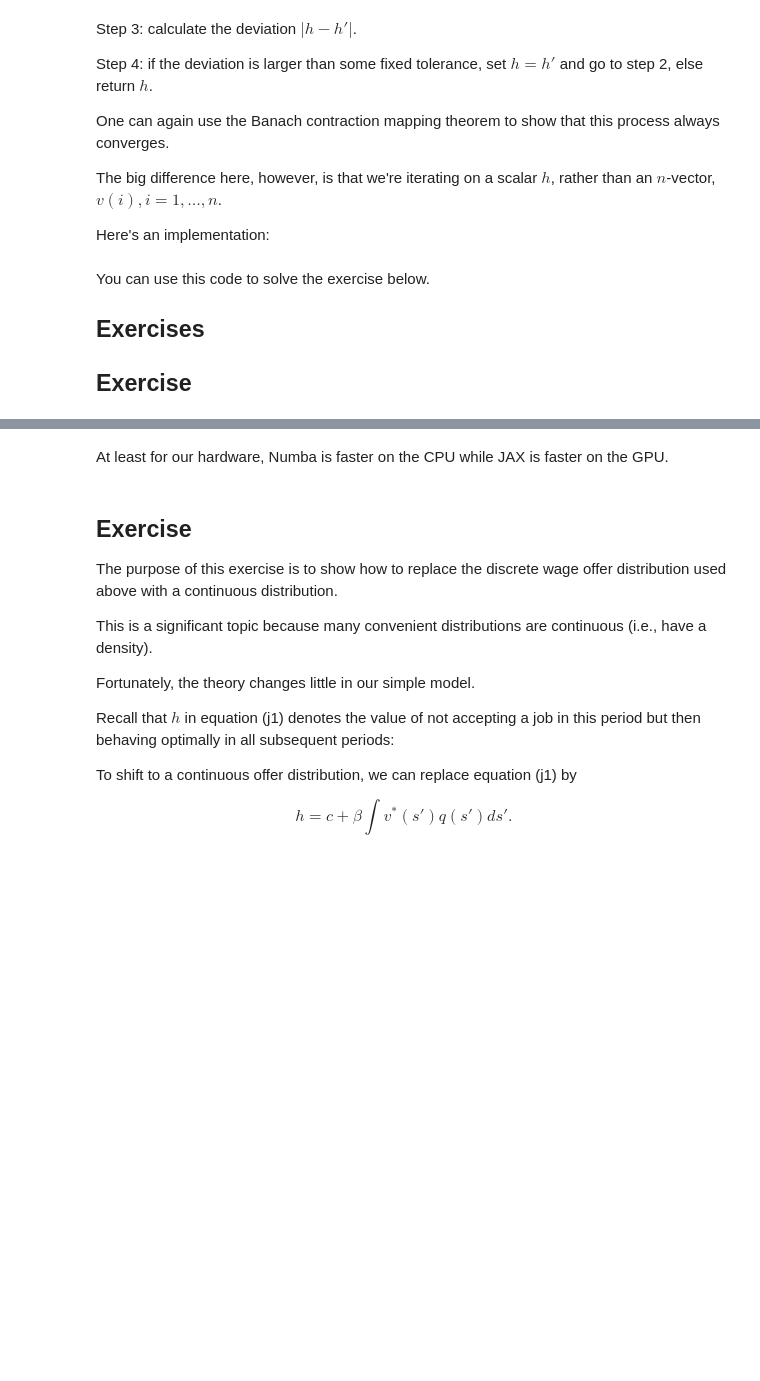
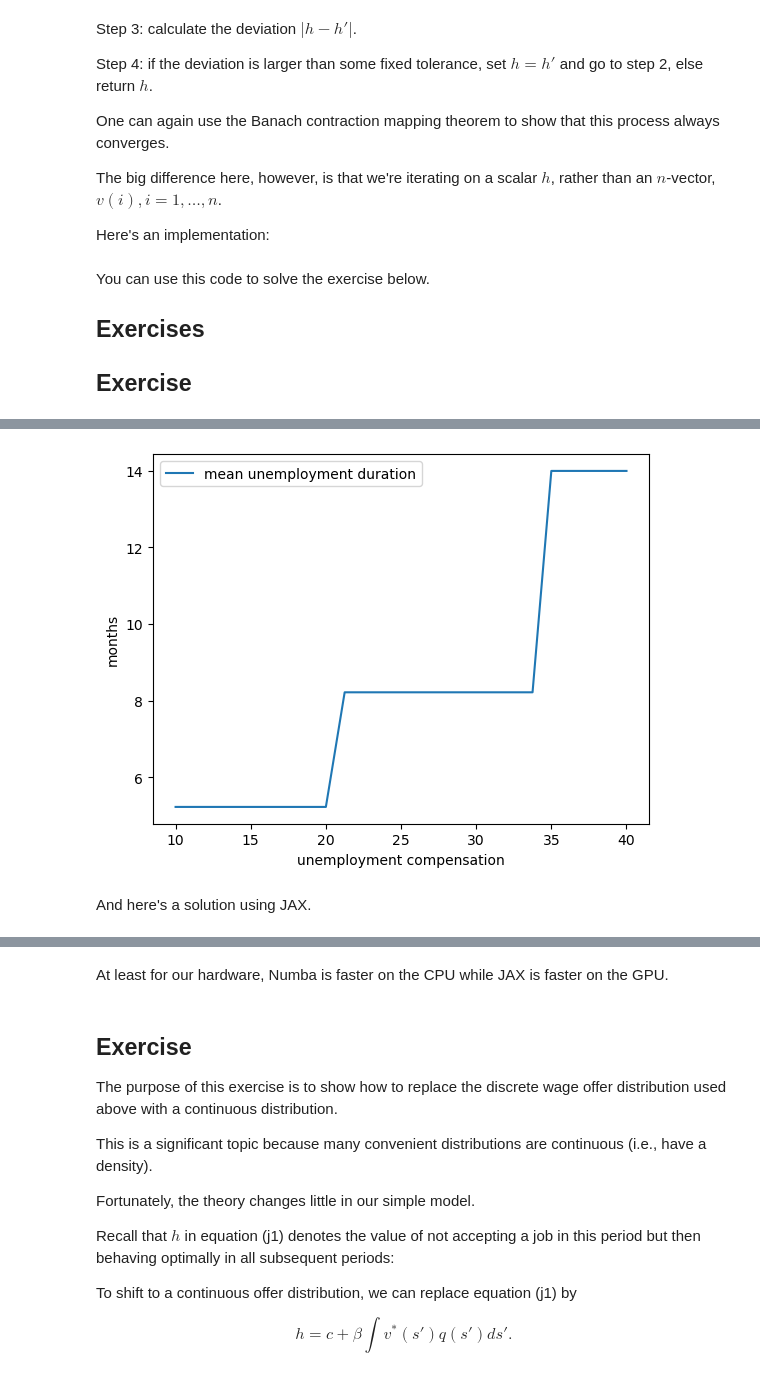
Before and after one commit to jstac/waseda_2025, a Jupyter notebook: mccall_model.ipynb, the cells around one changed output, grey strips where cells are left out. Saved outputs shown, nothing was run; the diff lists cells and outputs as text; code cells hidden in the pictures; blank space fills up the shorter version.

```diff
--- a/mccall_model.ipynb
+++ b/mccall_model.ipynb
@@ -694,3 +663,59 @@ And here's a solution using JAX.
+# %%
+# Convert JAX arrays to NumPy arrays for use with Numba
+q_default_np = np.array(q_default)
+w_default_np = np.array(w_default)
+cdf = np.cumsum(q_default_np)
+
+@numba.jit
+def compute_stopping_time(w_bar, seed=1234):
+    """
+    Compute stopping time by drawing wages until one exceeds w_bar.
+    """
+    np.random.seed(seed)
+    t = 1
+    while True:
+        # Generate a wage draw
+        w = w_default_np[qe.random.draw(cdf)]
+
+        # Stop when the draw is above the reservation wage
+        if w >= w_bar:
+            stopping_time = t
+            break
+        else:
+            t += 1
+    return stopping_time
+
+@numba.jit(parallel=True)
+def compute_mean_stopping_time(w_bar, num_reps=100000):
+    """
+    Generate a mean stopping time over `num_reps` repetitions by
+    drawing from `compute_stopping_time`.
+    """
+    obs = np.empty(num_reps)
+    for i in numba.prange(num_reps):
+        obs[i] = compute_stopping_time(w_bar, seed=i)
+    return obs.mean()
+
+c_vals = np.linspace(10, 40, 25)
+stop_times = np.empty_like(c_vals)
+for i, c in enumerate(c_vals):
+    mcm = McCallModel(c=c)
+    w_bar = compute_reservation_wage_two(mcm)
+    stop_times[i] = compute_mean_stopping_time(float(w_bar))
+
+fig, ax = plt.subplots()
+
+ax.plot(c_vals, stop_times, label="mean unemployment duration")
+ax.set(xlabel="unemployment compensation", ylabel="months")
+ax.legend()
+
+plt.show()
+# %% [output]
+[figure, added]
+# %% [markdown]
+
+
+And here's a solution using JAX.
 # %%
 cdf = jnp.cumsum(q_default)
 
```
Also changed, not shown: parts of 10 cells of this notebook, 2 other files.
